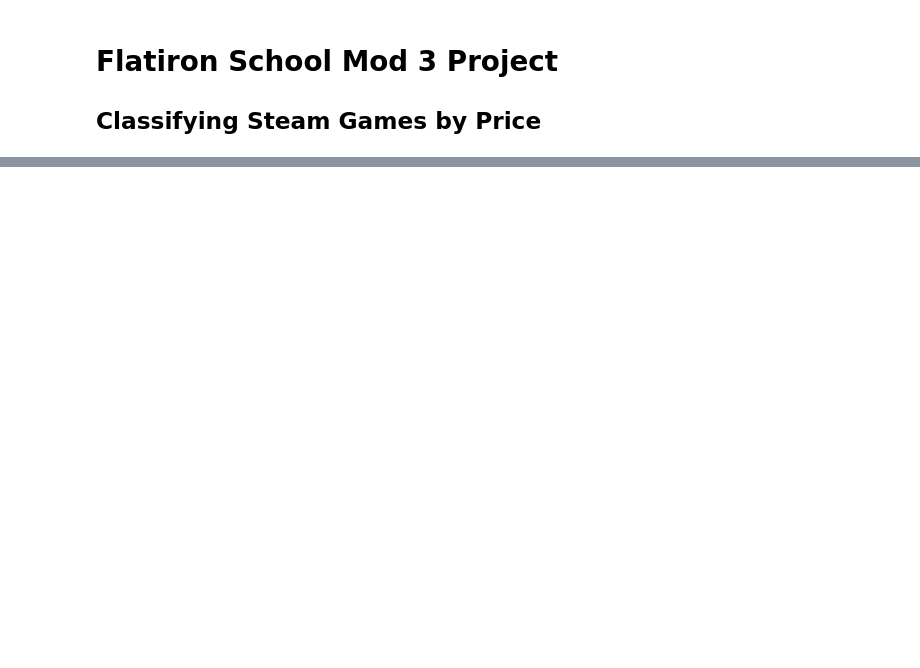
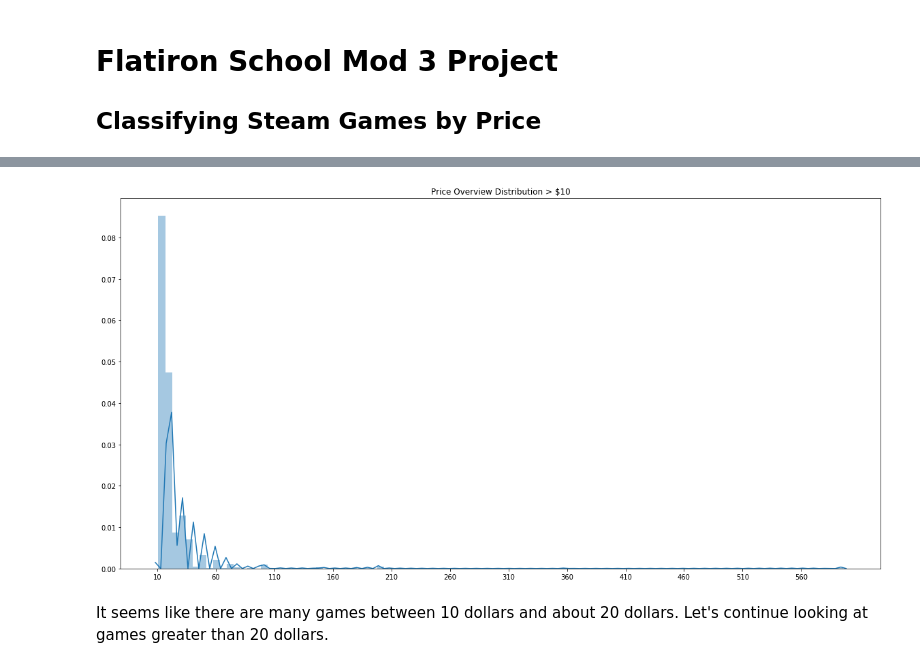
Before and after one commit to rvent/Steam_Pricing_Classification_Project, a Jupyter notebook: Final Presentation.ipynb, the cells around one changed output, grey strips where cells are left out. Saved outputs shown, nothing was run; the diff lists cells and outputs as text; code cells hidden in the pictures; blank space fills up the shorter version.

```diff
--- a/Final Presentation.ipynb
+++ b/Final Presentation.ipynb
@@ -111,0 +548,9 @@ NameError: name 'open_save_data' is not defined
+# %%
+plt.figure(figsize=[20,10])
+sns.distplot(target[target["price_overview"] > 10], bins=100);
+plt.title("Price Overview Distribution > $10");
+plt.xticks(range(10,600, 50));
+# %% [output]
+[figure, added]
+# %% [markdown]
+It seems like there are many games between 10 dollars and about 20 dollars. Let's continue looking at games greater than 20 dollars.
```
Also changed, not shown: parts of 87 cells of this notebook, 2 other files.
